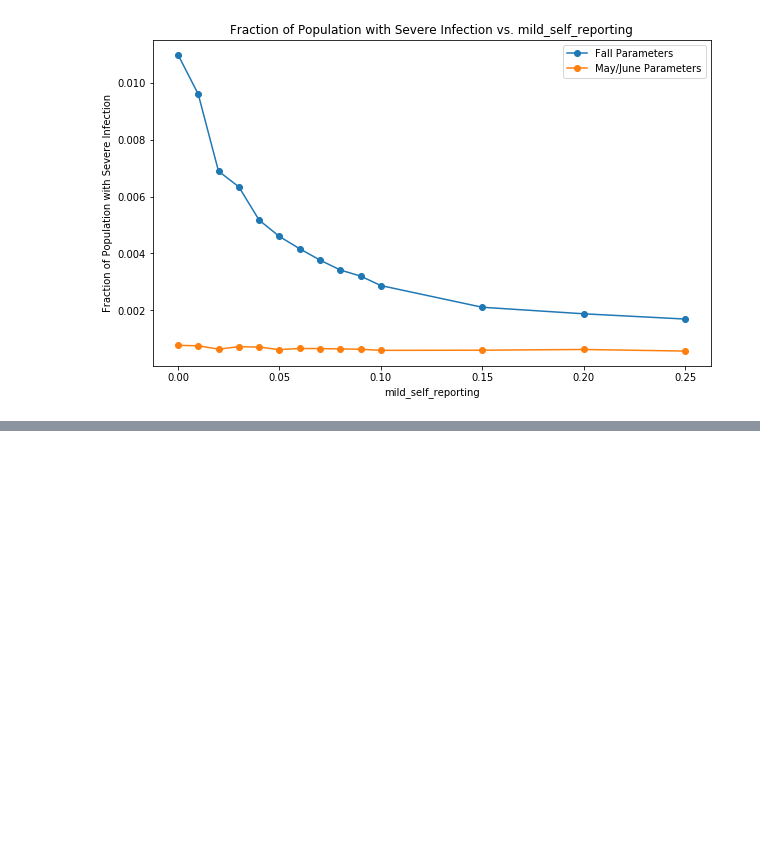
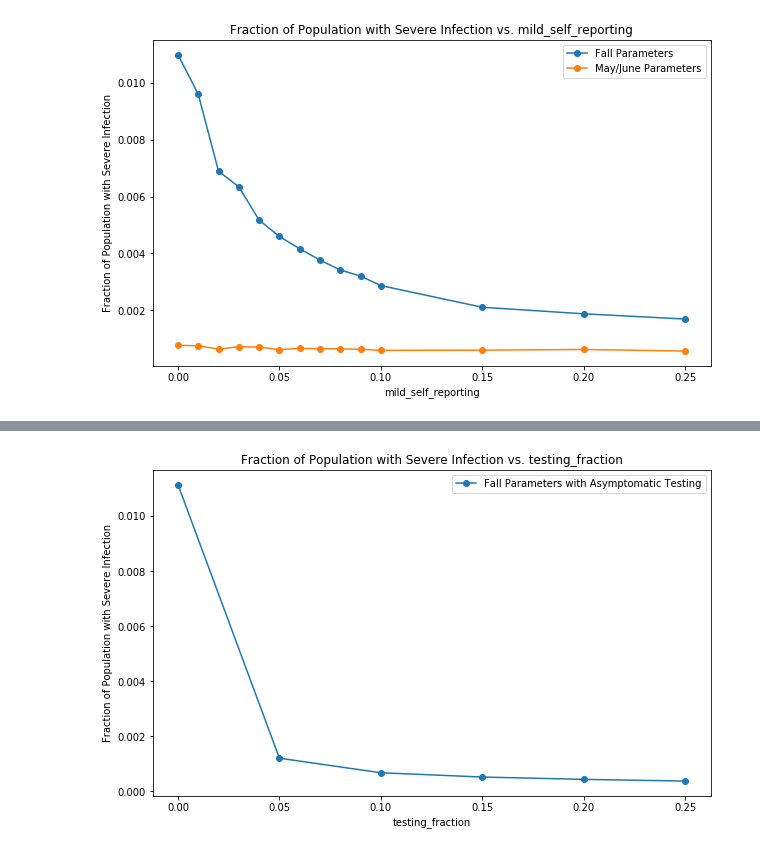
Before and after one commit to peter-i-frazier/group-testing, a Jupyter notebook: notebooks/batch simulation sensitivity plots.ipynb, the cells around one changed output, grey strips where cells are left out. Cells and saved outputs as stored; diff of their text form; code cells hidden in the pictures; blank space fills up the shorter version.

```diff
--- a/notebooks/batch simulation sensitivity plots.ipynb
+++ b/notebooks/batch simulation sensitivity plots.ipynb
@@ -247,0 +280,3 @@ NotImplementedError: ix is not iterable
+# %%
+sim_names
+fall_testing_sim_results['exposed_infection_p'] = fall_testing_sim_results['exposed_infection']
@@ -247,0 +305,7 @@ NotImplementedError: ix is not iterable
+# %%
+plot_many_dfs({'Fall Parameters with Asymptomatic Testing': fall_testing_sim_results['testing_fraction']},
+              average_cumulative_severe,
+                 xlabel='testing_fraction', ylabel="Fraction of Population with Severe Infection",
+                 title="Fraction of Population with Severe Infection vs. testing_fraction")
+# %% [output]
+[figure, added]
```
Also changed, not shown: parts of 7 cells of this notebook.
